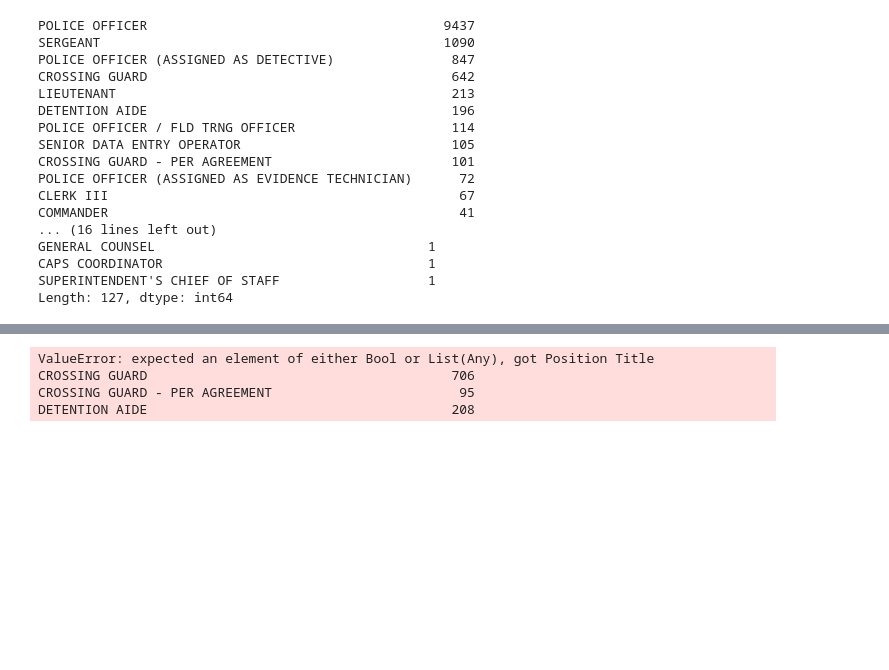
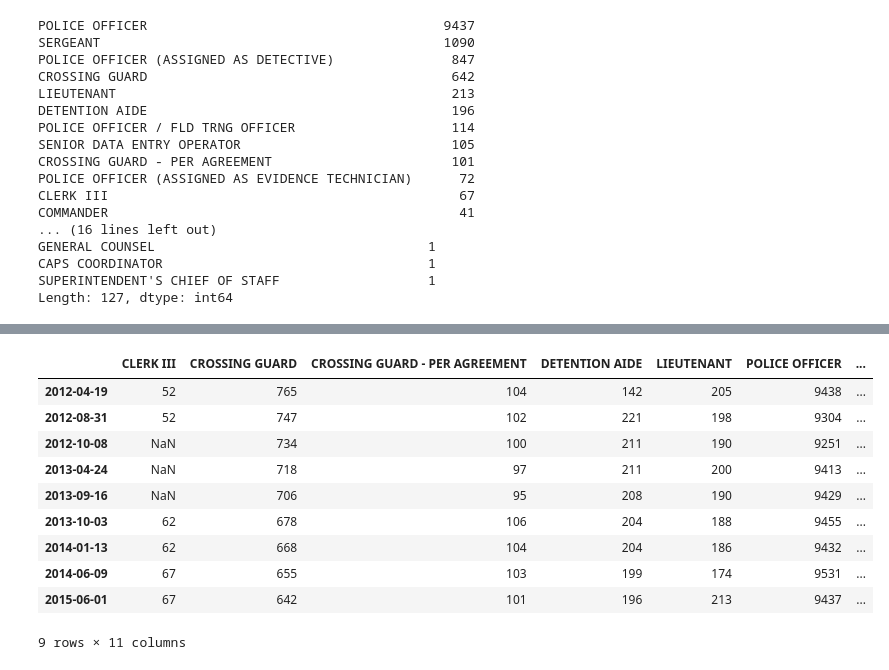
Before and after one commit to hunterowens/hunterowens.github.io, a Jupyter notebook: notebooks/ChicagoSalariesPanel.ipynb, the cells around one changed output, grey strips where cells are left out. Saved outputs shown, nothing was run; the diff lists cells and outputs as text; code cells hidden in the pictures; blank space fills up the shorter version.

```diff
--- a/notebooks/ChicagoSalariesPanel.ipynb
+++ b/notebooks/ChicagoSalariesPanel.ipynb
@@ -117,9 +103,15 @@ from bokeh.charts import Bar
-# %%
-d = s.to_dict()
-
-Bar(d,s, stacked=True)
-# %% [output]
-ValueError: expected an element of either Bool or List(Any), got Position Title
-CROSSING GUARD                                       706
-CROSSING GUARD - PER AGREEMENT                        95
-DETENTION AIDE                                       208
+# %%
+plot_df = pd.DataFrame(series_dict).transpose()
+plot_df
+# %% [output]
+|  | CLERK III | CROSSING GUARD | CROSSING GUARD - PER AGREEMENT | DETENTION AIDE | LIEUTENANT | POLICE OFFICER | ... |
+| 2012-04-19 | 52 | 765 | 104 | 142 | 205 | 9438 | ... |
+| 2012-08-31 | 52 | 747 | 102 | 221 | 198 | 9304 | ... |
+| 2012-10-08 | NaN | 734 | 100 | 211 | 190 | 9251 | ... |
+| 2013-04-24 | NaN | 718 | 97 | 211 | 200 | 9413 | ... |
+| 2013-09-16 | NaN | 706 | 95 | 208 | 190 | 9429 | ... |
+| 2013-10-03 | 62 | 678 | 106 | 204 | 188 | 9455 | ... |
+| 2014-01-13 | 62 | 668 | 104 | 204 | 186 | 9432 | ... |
+| 2014-06-09 | 67 | 655 | 103 | 199 | 174 | 9531 | ... |
+| 2015-06-01 | 67 | 642 | 101 | 196 | 213 | 9437 | ... |
+9 rows × 11 columns
```
Also changed, not shown: parts of 13 cells of this notebook.
